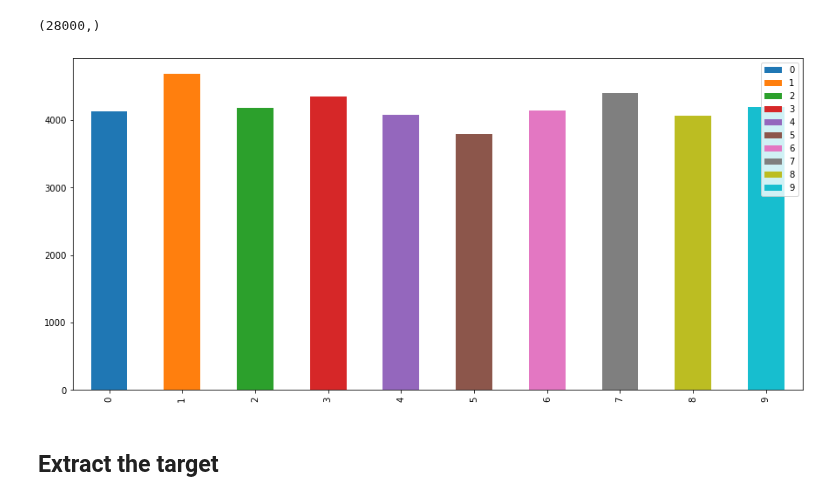
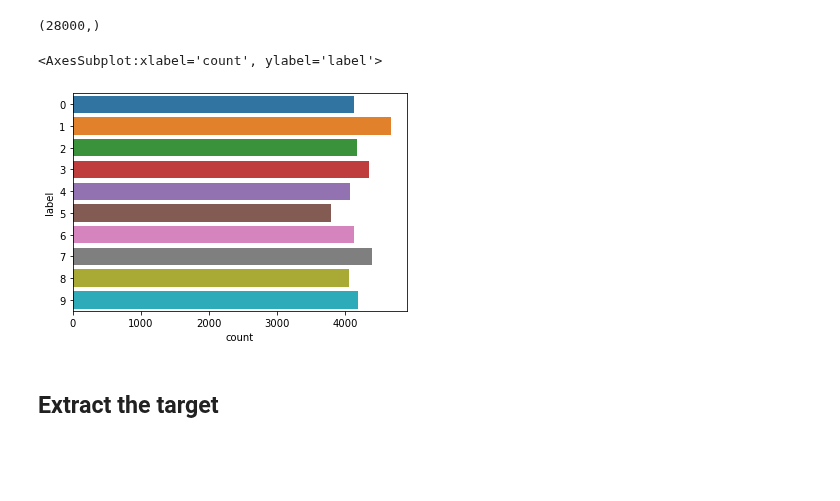
Before and after one commit to lept1/Kaggle_DigitRecognizer, a Jupyter notebook: kaggle_digit_cnn.ipynb, the cells around one changed output. Cells and saved outputs as stored; diff of their text form; code cells hidden in the pictures; blank space fills up the shorter version.

```diff
--- a/kaggle_digit_cnn.ipynb
+++ b/kaggle_digit_cnn.ipynb
@@ -78,7 +66,8 @@ def bar_chart(feature):
-# %%
-bar_chart('label')
-# %% [output]
-[figure, removed]
+# %%
+sns.countplot(y='label', data=train_data)
+# %% [output]
+<AxesSubplot:xlabel='count', ylabel='label'>
+[figure, added]
 # %% [markdown]
 ## Extract the target
 # %%
```
Also changed, not shown: parts of 34 cells of this notebook, 2 other files.
